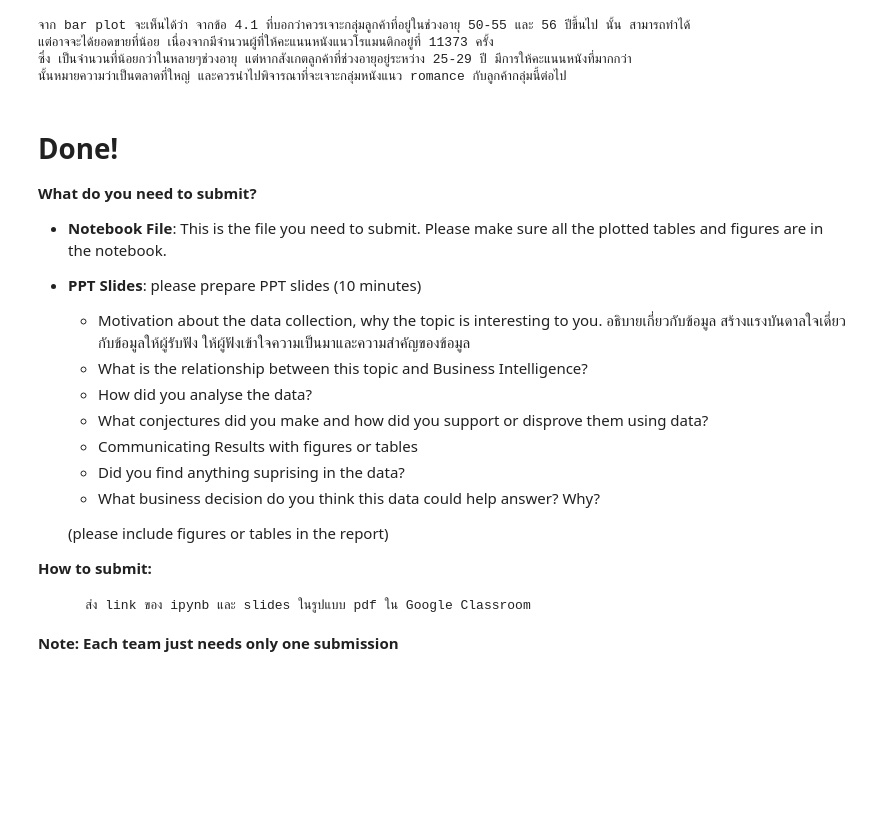
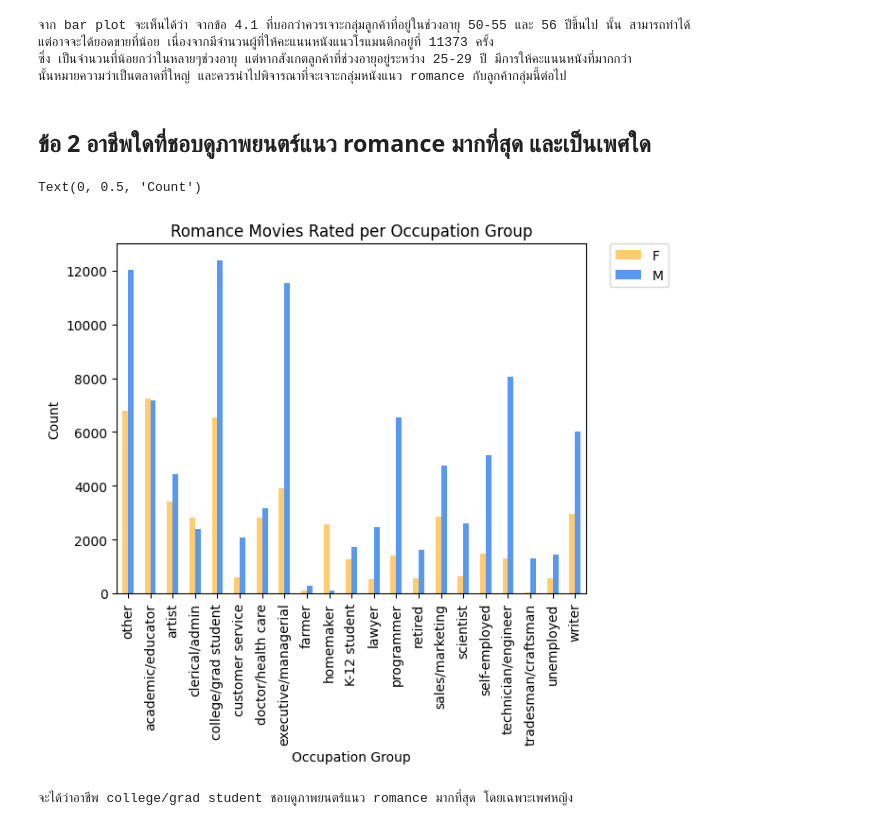
Before and after one commit to Tonry12/data_science_bootcamp_8_tonnaw, a Jupyter notebook: Project2_66.ipynb, the cells around one changed output. Drawn from its saved outputs; the diff is of its cells as text; code cells hidden in the pictures; blank space fills up the shorter version.

```diff
--- a/Project2_66.ipynb
+++ b/Project2_66.ipynb
@@ -585,27 +585,24 @@ print('นั้นหมายความว่าเป็นตลาดท
 แต่อาจจะได้ยอดขายที่น้อย เนื่องจากมีจำนวนผู้ที่ให้คะแนนหนังแนวโรแมนติกอยู่ที่ 11373 ครั้ง
 ซึ่ง เป็นจำนวนที่น้อยกว่าในหลายๆช่วงอายุ แต่หากสังเกตลูกค้าที่ช่วงอายุอยู่ระหว่าง 25-29 ปี มีการให้คะแนนหนังที่มากกว่า
 นั้นหมายความว่าเป็นตลาดที่ใหญ่ และควรนำไปพิจารณาที่จะเจาะกลุ่มหนังแนว romance กับลูกค้ากลุ่มนี้ต่อไป
-# %% [markdown]
-# Done!
-
-**What do you need to submit?**
-
-* **Notebook File**: This is the file you need to submit. Please make sure all the plotted tables and figures are in the notebook.
-
-
-* **PPT Slides**: please prepare PPT slides (10 minutes)
-    * Motivation about the data collection, why the topic is interesting to you. อธิบายเกี่ยวกับข้อมูล สร้างแรงบันดาลใจเดี่ยวกับข้อมูลให้ผู้รับฟัง ให้ผู้ฟังเข้าใจความเป็นมาและความสำคัญของข้อมูล
-    * What is the relationship between this topic and Business Intelligence?
-    * How did you analyse the data?
-    * What conjectures did you make and how did you support or disprove them using data?
-    * Communicating Results with figures or tables
-    * Did you find anything suprising in the data?
-    * What business decision do you think this data could help answer?  Why?
-
-     (please include figures or tables in the report)
-
-**How to submit:**
-
-        ส่ง link ของ ipynb และ slides ในรูปแบบ pdf ใน Google Classroom
-
-**Note: Each team just needs only one submission**
+# %% [markdown]
+## ข้อ 2 อาชีพใดที่ชอบดูภาพยนตร์แนว romance มากที่สุด และเป็นเพศใด
+# %%
+job_total_romance_ratings = romance_data.pivot_table('Title', index='Occupation', columns='Gender', aggfunc='count')
+job_total_romance_ratings.rename(index={0:'other', 1:'academic/educator',2: 'artist',3: 'clerical/admin',4: 'college/grad student',
+                                  5: 'customer service',6: 'doctor/health care',7:'executive/managerial',8:'farmer',
+                                  9: 'homemaker',10: 'K-12 student',11: 'lawyer',12 :'programmer',13: 'retired',
+                                  14:'sales/marketing',15:'scientist',16: 'self-employed',17: 'technician/engineer',
+                                  18: 'tradesman/craftsman',19 :'unemployed',20: 'writer'}, inplace=True)
+job_total_romance_ratings.plot(kind='bar', color=['#FFCC70','#5898f1'])
+plt.legend(bbox_to_anchor=(1.05, 1), loc=2, borderaxespad=0.)
+plt.title('Romance Movies Rated per Occupation Group')
+plt.xlabel('Occupation Group')
+plt.ylabel('Count')
+# %% [output]
+Text(0, 0.5, 'Count')
+[figure, added]
+# %%
+print('จะได้ว่าอาชีพ college/grad student ชอบดูภาพยนตร์แนว romance มากที่สุด โดยเฉพาะเพศหญิง ')
+# %% [output]
+จะได้ว่าอาชีพ college/grad student ชอบดูภาพยนตร์แนว romance มากที่สุด โดยเฉพาะเพศหญิง
```
Also changed, not shown: parts of 1 cell of this notebook.
